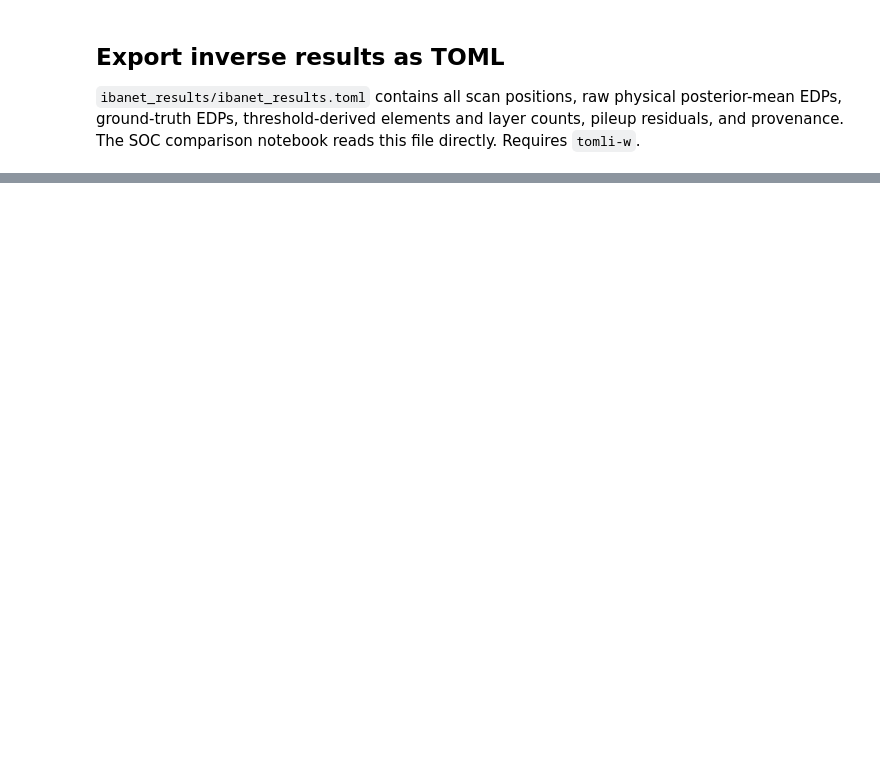
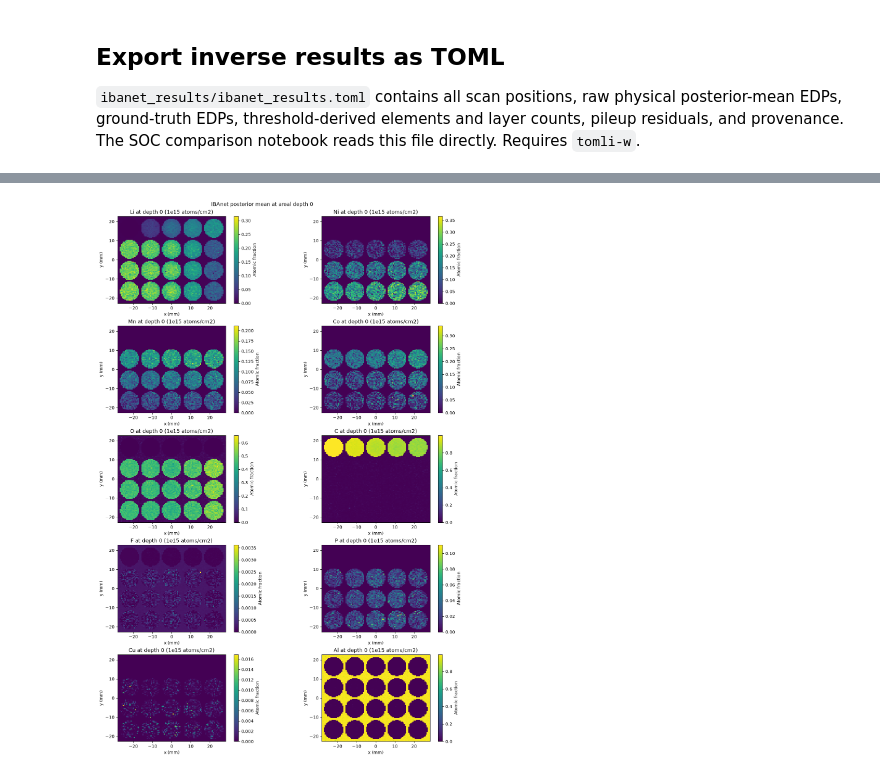
Before and after one commit to khoirulmuzakka/iBeamLab, a Jupyter notebook: examples/datasets/NMC_simulated/model_test/ibanet_test.ipynb, the cells around one changed output, grey strips where cells are left out. Drawn from its saved outputs; the diff is of its cells as text; code cells hidden in the pictures; blank space fills up the shorter version.

```diff
--- a/examples/datasets/NMC_simulated/model_test/ibanet_test.ipynb
+++ b/examples/datasets/NMC_simulated/model_test/ibanet_test.ipynb
@@ -566,0 +566,88 @@ else:
+# %%
+HEATMAP_DEPTH = 0.0  # Areal depth in 1e15 atoms/cm2; change to inspect deeper layers.
+PLOT_TRUTH_HEATMAPS = False
+
+
+def atomic_fractions_at_depth(edp, depth):
+    """Piecewise-constant fractions; zero rows skipped, no tail extrapolation."""
+    edp = np.asarray(edp, dtype=np.float64)
+    if edp.ndim != 3 or not np.isfinite(edp).all() or np.any(edp < 0):
+        raise ValueError("Expected finite nonnegative [position, layer, element] EDPs")
+    if not np.isfinite(depth) or depth < 0:
+        raise ValueError("Depth must be finite and nonnegative")
+    thickness = edp.sum(axis=2)
+    layer_bottoms = np.cumsum(thickness, axis=1)
+    # At an exact internal boundary, select the next nonzero layer.
+    eligible = (thickness > 0) & (layer_bottoms > depth)
+    covered = eligible.any(axis=1)
+    layer_indices = eligible.argmax(axis=1)
+    fractions = np.full((len(edp), edp.shape[2]), np.nan)
+    rows = np.flatnonzero(covered)
+    fractions[rows] = edp[rows, layer_indices[rows]] / thickness[rows, layer_indices[rows], None]
+    if len(rows):
+        np.testing.assert_allclose(fractions[rows].sum(axis=1), 1.0, rtol=1e-12, atol=1e-12)
+    return fractions, covered
+
+
+def raster_edges(centers):
+    centers = np.asarray(centers, float)
+    if len(centers) < 2 or np.any(np.diff(centers) <= 0):
+        raise ValueError("Heatmaps require at least two unique coordinates per axis")
+    return np.r_[centers[0] - (centers[1] - centers[0]) / 2,
+                 (centers[:-1] + centers[1:]) / 2,
+                 centers[-1] + (centers[-1] - centers[-2]) / 2]
+
+
+x_centers, y_centers = np.unique(xy[:, 0]), np.unique(xy[:, 1])
+x_indices = np.searchsorted(x_centers, xy[:, 0])
+y_indices = np.searchsorted(y_centers, xy[:, 1])
+if len(np.unique(y_indices * len(x_centers) + x_indices)) != len(xy):
+    raise ValueError("Duplicate raster positions")
+x_edges, y_edges = raster_edges(x_centers), raster_edges(y_centers)
+depth_tag = f"{HEATMAP_DEPTH:g}".replace(".", "p")
+heatmap_fractions, heatmap_covered = atomic_fractions_at_depth(predicted, HEATMAP_DEPTH)
+truth_heatmap_fractions, truth_heatmap_covered = atomic_fractions_at_depth(truth, HEATMAP_DEPTH)
+
+
+def plot_atomic_fraction_heatmaps(fractions, label, filename,
+                                 colorbar_label="Atomic fraction", fixed_vmax=None):
+    columns = 2
+    rows = (len(elements) + columns - 1) // columns
+    fig, axes = plt.subplots(rows, columns, figsize=(13, 3.6 * rows),
+                             squeeze=False, constrained_layout=True)
+    cmap = plt.get_cmap("viridis").copy()
+    cmap.set_bad("lightgray")
+    for j, element in enumerate(elements):
+        axis = axes.flat[j]
+        grid = np.full((len(y_centers), len(x_centers)), np.nan)
+        grid[y_indices, x_indices] = fractions[:, j]
+        finite = grid[np.isfinite(grid)]
+        vmax = (fixed_vmax if fixed_vmax is not None else
+                float(finite.max()) if len(finite) and finite.max() > 0 else 1.0)
+        image = axis.pcolormesh(x_edges, y_edges, np.ma.masked_invalid(grid),
+                               cmap=cmap, vmin=0, vmax=vmax, shading="flat", rasterized=True)
+        axis.set(title=f"{element} at depth {HEATMAP_DEPTH:g} ({unit})",
+                 xlabel="x (mm)", ylabel="y (mm)", aspect="equal")
+        fig.colorbar(image, ax=axis, label=colorbar_label)
+    for axis in list(axes.flat)[len(elements):]:
+        axis.set_visible(False)
+    fig.suptitle(f"{label} at areal depth {HEATMAP_DEPTH:g}")
+    fig.savefig(OUT / filename, dpi=180)
+    plt.show()
+
+
+plot_atomic_fraction_heatmaps(heatmap_fractions, "IBAnet posterior mean",
+                             f"atomic_fraction_heatmaps_depth_{depth_tag}.png")
+if PLOT_TRUTH_HEATMAPS:
+    plot_atomic_fraction_heatmaps(truth_heatmap_fractions, "Ground truth",
+                                 f"truth_atomic_fraction_heatmaps_depth_{depth_tag}.png")
+np.savez_compressed(OUT / f"atomic_fractions_depth_{depth_tag}.npz",
+                    names=np.asarray(names), xy_mm=xy, elements=np.asarray(elements),
+                    depth=HEATMAP_DEPTH, predicted=heatmap_fractions,
+                    truth=truth_heatmap_fractions, covered=heatmap_covered,
+                    truth_covered=truth_heatmap_covered)
+print(f"Depth {HEATMAP_DEPTH:g}: {heatmap_covered.sum():,}/{len(predicted):,} predicted stacks cover this depth")
+print("Fractions are normalized from posterior-mean EDPs; gray pixels have no depth coverage")
+print(f"Saved atomic-fraction maps and arrays to {OUT}")
+# %% [output]
+[figure, added]
```
Also changed, not shown: parts of 15 cells of this notebook, 14 other files.
